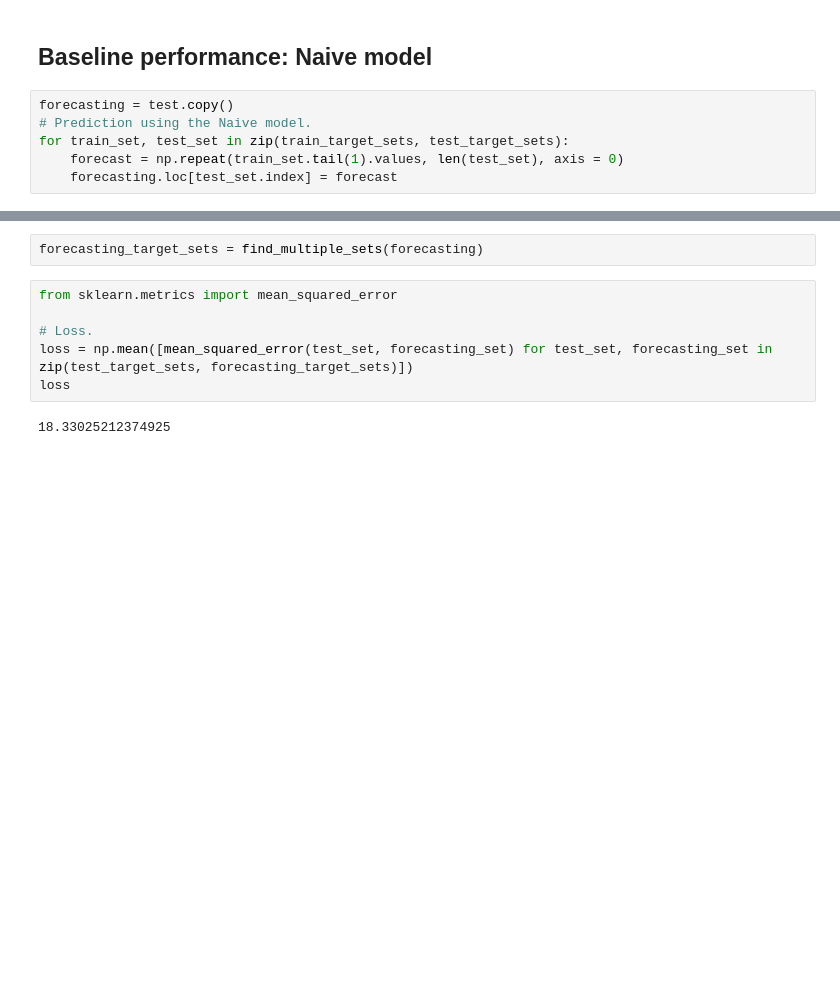
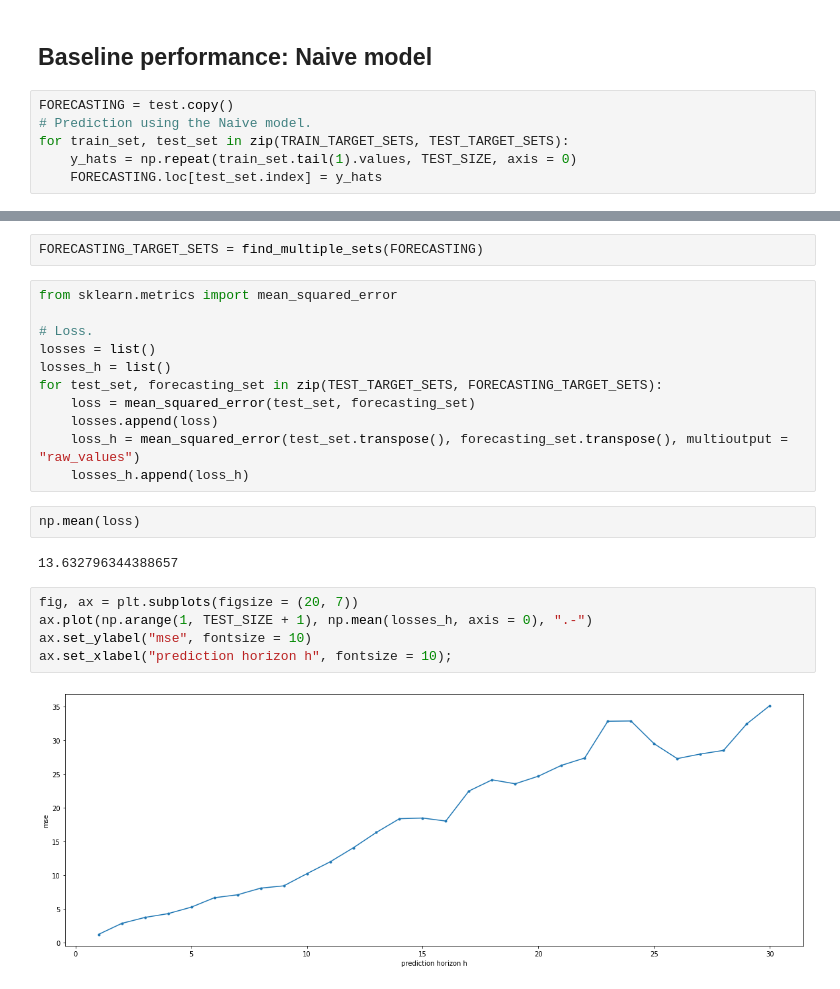
Before and after one commit to pietro-foini/ISI-WFP, a Jupyter notebook: project/Forecasting/Baseline - Naive.ipynb, the cells around one changed output, grey strips where cells are left out. Cells and saved outputs as stored; diff of their text form; blank space fills up the shorter version.

```diff
--- a/project/Forecasting/Baseline - Naive.ipynb
+++ b/project/Forecasting/Baseline - Naive.ipynb
@@ -44,9 +48,9 @@ test_target_sets = find_multiple_sets(test)
 # %% [markdown]
 ## Baseline performance: Naive model
 # %%
-forecasting = test.copy()
+FORECASTING = test.copy()
 # Prediction using the Naive model.
-for train_set, test_set in zip(train_target_sets, test_target_sets):
-    forecast = np.repeat(train_set.tail(1).values, len(test_set), axis = 0)
-    forecasting.loc[test_set.index] = forecast
+for train_set, test_set in zip(TRAIN_TARGET_SETS, TEST_TARGET_SETS):
+    y_hats = np.repeat(train_set.tail(1).values, TEST_SIZE, axis = 0)
+    FORECASTING.loc[test_set.index] = y_hats
 # %%
@@ -55,12 +59,26 @@ TsIP(forecasting, target).interactive_plot_df(title = "Forecasting", matplotlib
 # %% [output]
 interactive(children=(RadioButtons(description='Select:', options=('Time-series', 'Missing values'), value='Ti…
-# %%
-forecasting_target_sets = find_multiple_sets(forecasting)
-# %%
-from sklearn.metrics import mean_squared_error
-
-# Loss.
-loss = np.mean([mean_squared_error(test_set, forecasting_set) for test_set, forecasting_set in zip(test_target_sets, forecasting_target_sets)])
-loss
-# %% [output]
-18.33025212374925
+# %%
+FORECASTING_TARGET_SETS = find_multiple_sets(FORECASTING)
+# %%
+from sklearn.metrics import mean_squared_error
+
+# Loss.
+losses = list()
+losses_h = list()
+for test_set, forecasting_set in zip(TEST_TARGET_SETS, FORECASTING_TARGET_SETS):
+    loss = mean_squared_error(test_set, forecasting_set)
+    losses.append(loss)
+    loss_h = mean_squared_error(test_set.transpose(), forecasting_set.transpose(), multioutput = "raw_values")
+    losses_h.append(loss_h)
+# %%
+np.mean(loss)
+# %% [output]
+13.632796344388657
+# %%
+fig, ax = plt.subplots(figsize = (20, 7))
+ax.plot(np.arange(1, TEST_SIZE + 1), np.mean(losses_h, axis = 0), ".-")
+ax.set_ylabel("mse", fontsize = 10)
+ax.set_xlabel("prediction horizon h", fontsize = 10);
+# %% [output]
+[figure, added]
```
Also changed, not shown: parts of 8 cells of this notebook, 18 other files.
